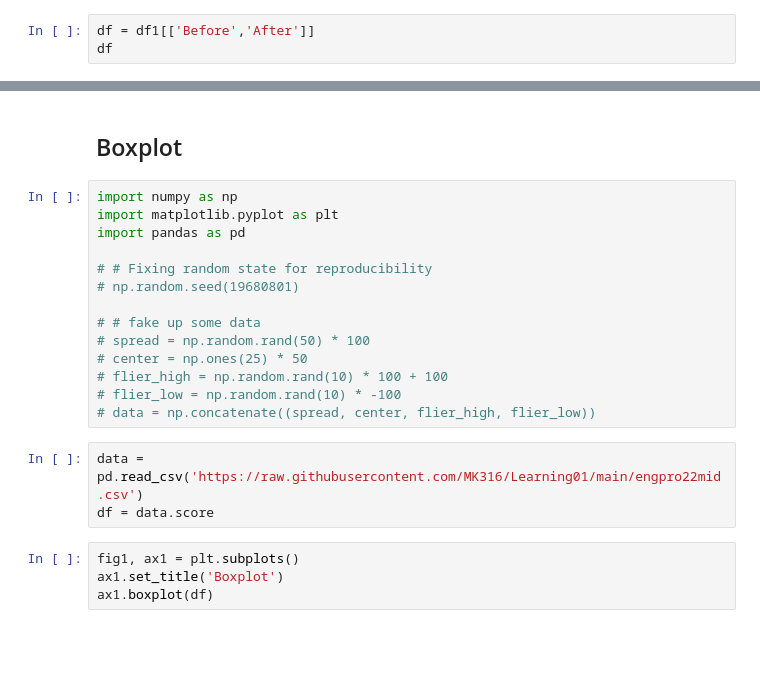
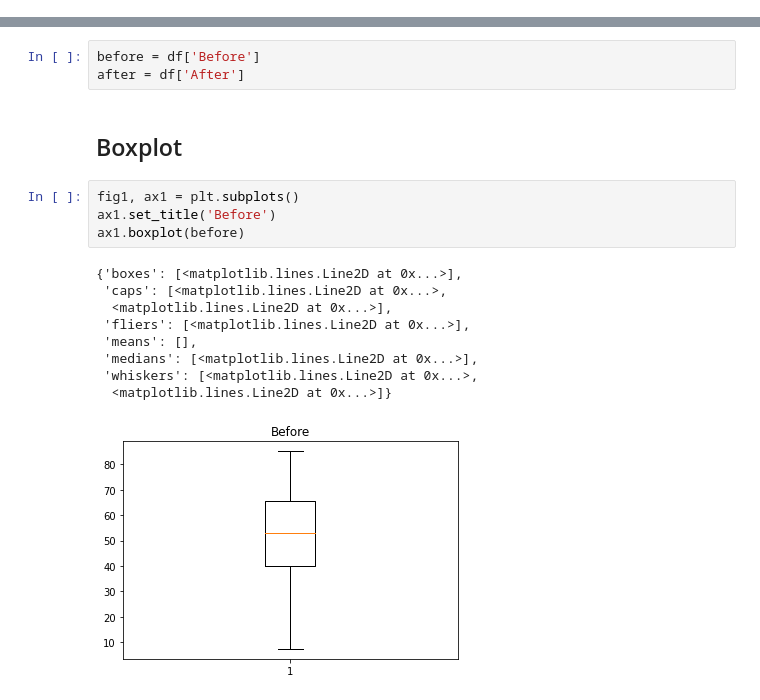
Before and after one commit to MK316/Classroom, a Jupyter notebook: grades_analysis.ipynb, the cells around one changed output, grey strips where cells are left out. Drawn from its saved outputs; the diff is of its cells as text; blank space fills up the shorter version.

```diff
--- a/grades_analysis.ipynb
+++ b/grades_analysis.ipynb
@@ -79,3 +78,0 @@ NameError: ignored
-# %%
-df = df1[['Before','After']]
-df
@@ -184,23 +79,19 @@ NameError: ignored
+# %%
+before = df['Before']
+after = df['After']
 # %% [markdown]
 ## Boxplot
-# %%
-import numpy as np
-import matplotlib.pyplot as plt
-import pandas as pd
-
-# # Fixing random state for reproducibility
-# np.random.seed(19680801)
-
-# # fake up some data
-# spread = np.random.rand(50) * 100
-# center = np.ones(25) * 50
-# flier_high = np.random.rand(10) * 100 + 100
-# flier_low = np.random.rand(10) * -100
-# data = np.concatenate((spread, center, flier_high, flier_low))
-# %%
-data = pd.read_csv('https://raw.githubusercontent.com/MK316/Learning01/main/engpro22mid.csv')
-df = data.score
 # %%
 fig1, ax1 = plt.subplots()
-ax1.set_title('Boxplot')
-ax1.boxplot(df)
+ax1.set_title('Before')
+ax1.boxplot(before)
+# %% [output]
+{'boxes': [<matplotlib.lines.Line2D at 0x...>],
+ 'caps': [<matplotlib.lines.Line2D at 0x...>,
+  <matplotlib.lines.Line2D at 0x...>],
+ 'fliers': [<matplotlib.lines.Line2D at 0x...>],
+ 'means': [],
+ 'medians': [<matplotlib.lines.Line2D at 0x...>],
+ 'whiskers': [<matplotlib.lines.Line2D at 0x...>,
+  <matplotlib.lines.Line2D at 0x...>]}
+[figure, added]
```
Also changed, not shown: parts of 14 cells of this notebook.
